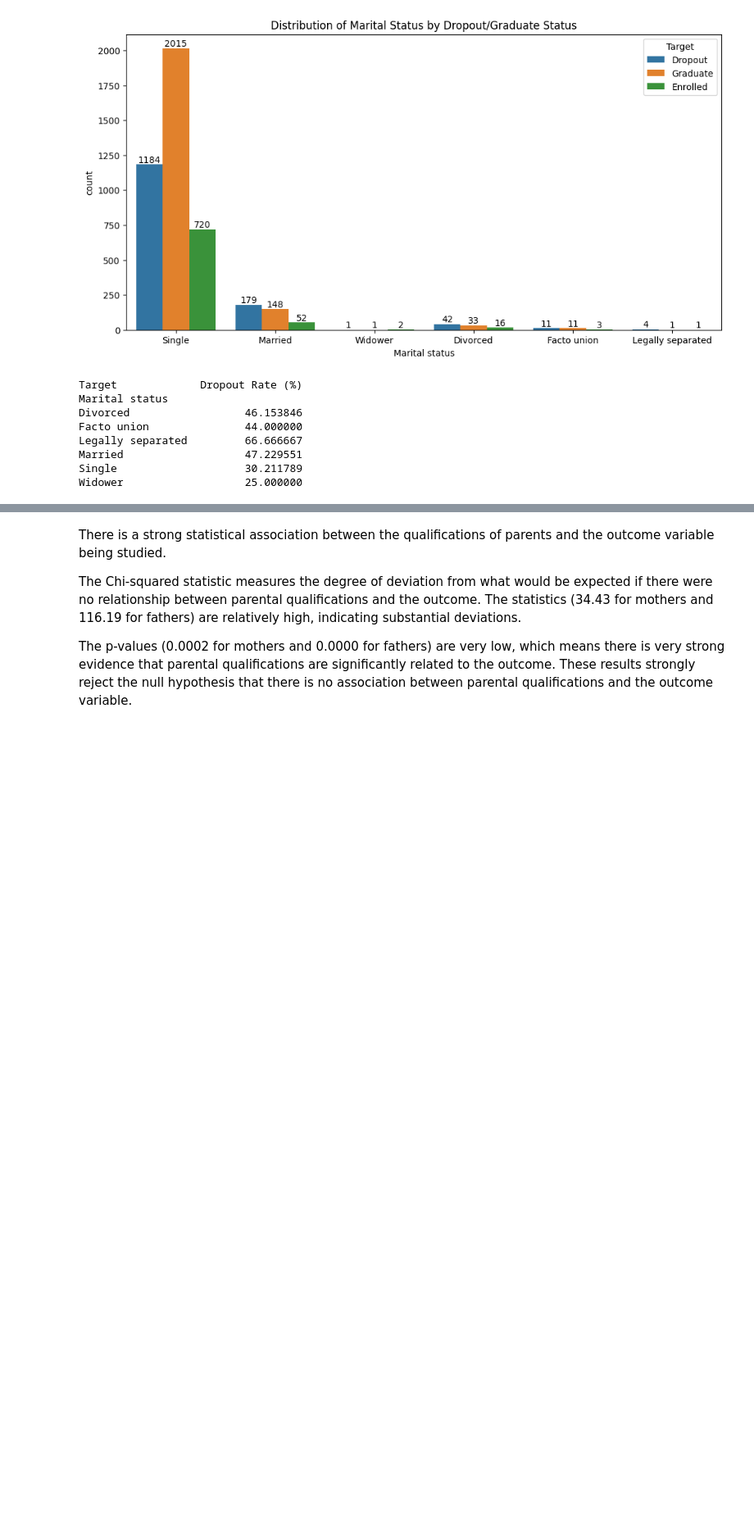
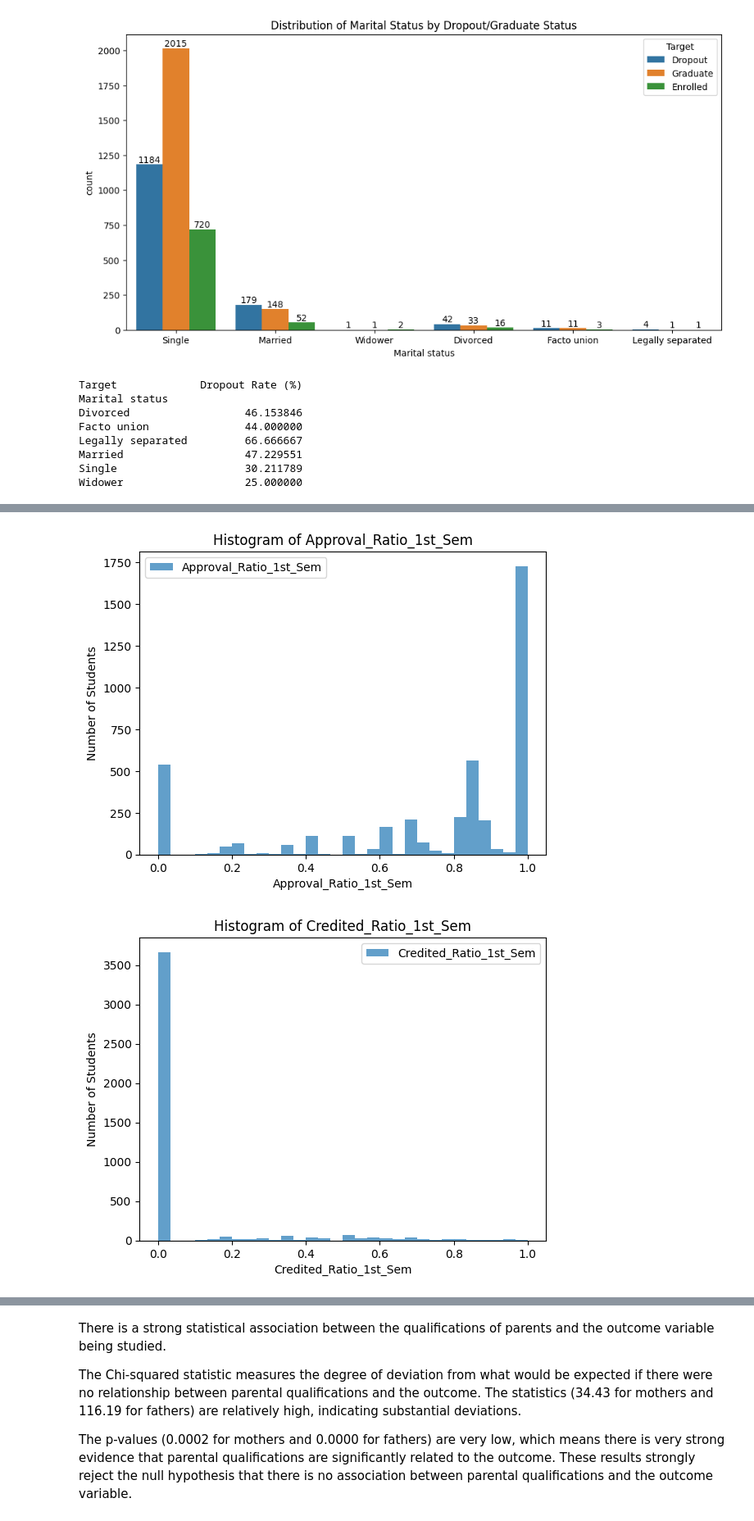
Before and after one commit to KANUBALAD/ML-Fairness-in-School-DropOut-, a Jupyter notebook: Notebooks/EDA of School Dropout Dataset.ipynb, the cells around one changed output, grey strips where cells are left out. Shown at 82% size. Drawn from its saved outputs; the diff is of its cells as text; code cells hidden in the pictures; blank space fills up the shorter version.

```diff
--- a/Notebooks/EDA of School Dropout Dataset.ipynb
+++ b/Notebooks/EDA of School Dropout Dataset.ipynb
@@ -322,0 +309,24 @@ Widower                   25.000000
+# %%
+#Enrollment vs. Approval Ratio for 1st and 2nd semesters:
+df_school['Approval_Ratio_1st_Sem'] = df_school['Curricular units 1st sem (approved)'] / df_school['Curricular units 1st sem (enrolled)']
+df_school['Approval_Ratio_2nd_Sem'] = df_school['Curricular units 2nd sem (approved)'] / df_school['Curricular units 2nd sem (enrolled)']
+
+#Credited vs. Enrolled Ratio for 1st and 2nd semesters:
+df_school['Credited_Ratio_1st_Sem'] = df_school['Curricular units 1st sem (credited)'] / df_school['Curricular units 1st sem (enrolled)']
+# Repeat for the 2nd semester data when you have it.
+# %%
+#Evaluation Dropouts for 1st and 2nd semesters:
+df_school['Evaluation_Dropout_1st_Sem'] = df_school['Curricular units 1st sem (enrolled)'] - df_school['Curricular units 1st sem (evaluations)']
+# %%
+features_to_plot = ['Approval_Ratio_1st_Sem', 'Credited_Ratio_1st_Sem', 'Evaluation_Dropout_1st_Sem']
+
+for feature in features_to_plot:
+    plt.hist(df_school[feature], bins=30, alpha=0.7, label=feature)
+    plt.title(f'Histogram of {feature}')
+    plt.xlabel(feature)
+    plt.ylabel('Number of Students')
+    plt.legend()
+    plt.show()
+# %% [output]
+[figure, added]
+[figure, added]
```
Also changed, not shown: parts of 72 cells of this notebook.
